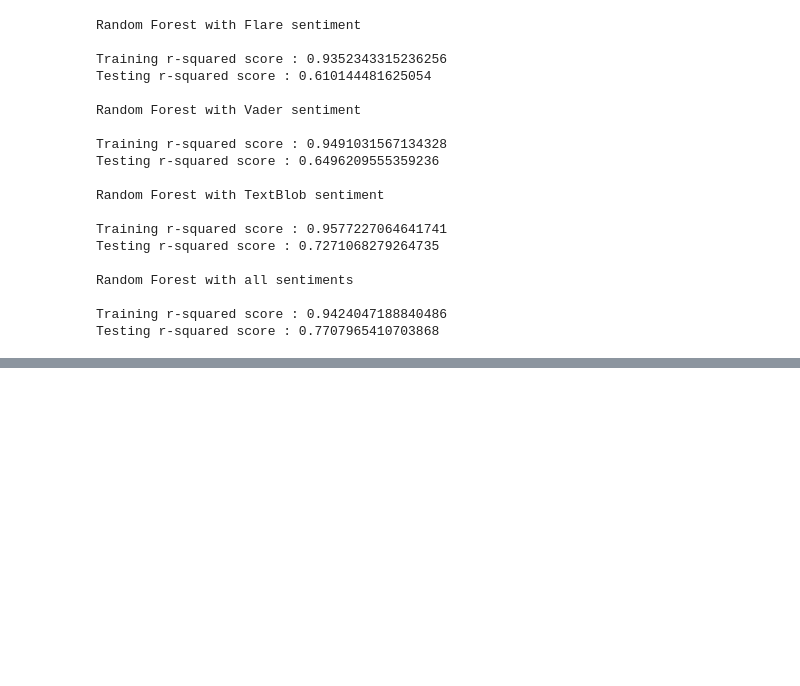
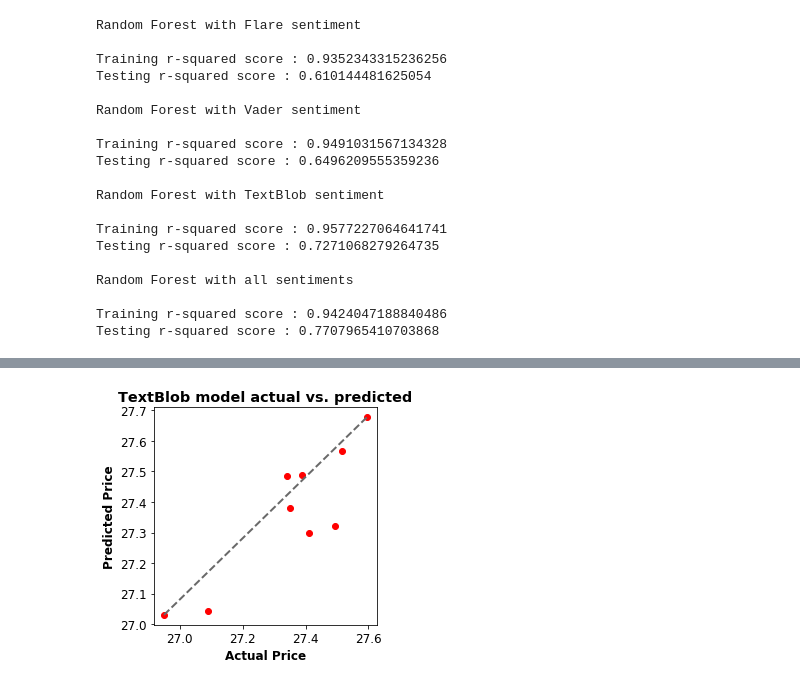
Before and after one commit to ml-group8/assignment, a Jupyter notebook: predict_stock_price_by_sentiment.ipynb, the cells around one changed output, grey strips where cells are left out. Drawn from its saved outputs; the diff is of its cells as text; code cells hidden in the pictures; blank space fills up the shorter version.

```diff
--- a/predict_stock_price_by_sentiment.ipynb
+++ b/predict_stock_price_by_sentiment.ipynb
@@ -327,0 +377,4 @@ Testing r-squared score : 0.7707965410703868
+# %%
+plot_actual_vs_predicted(series_df['Close'], series_df['textblob'], color='red', title='TextBlob model actual vs. predicted')
+# %% [output]
+[figure, added]
```
Also changed, not shown: parts of 8 cells of this notebook.
